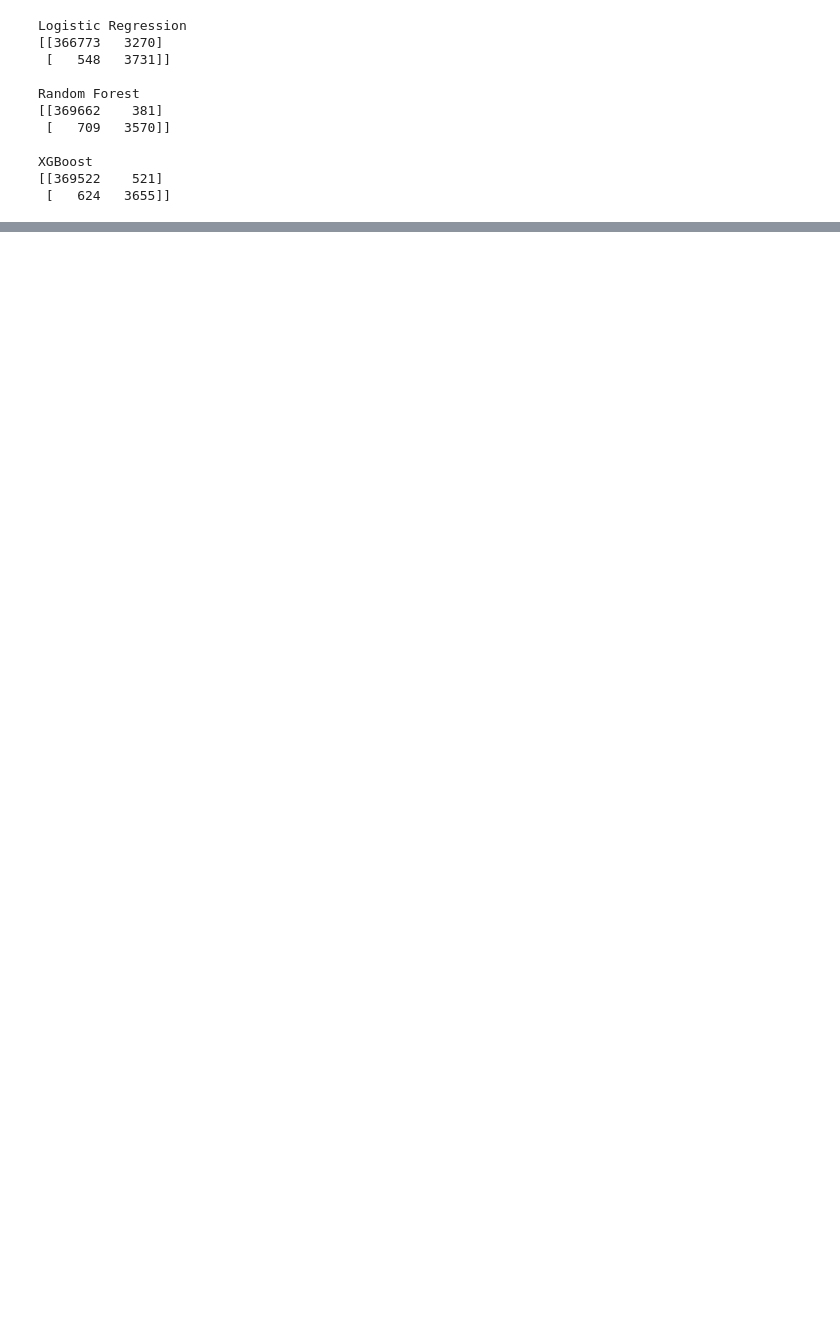
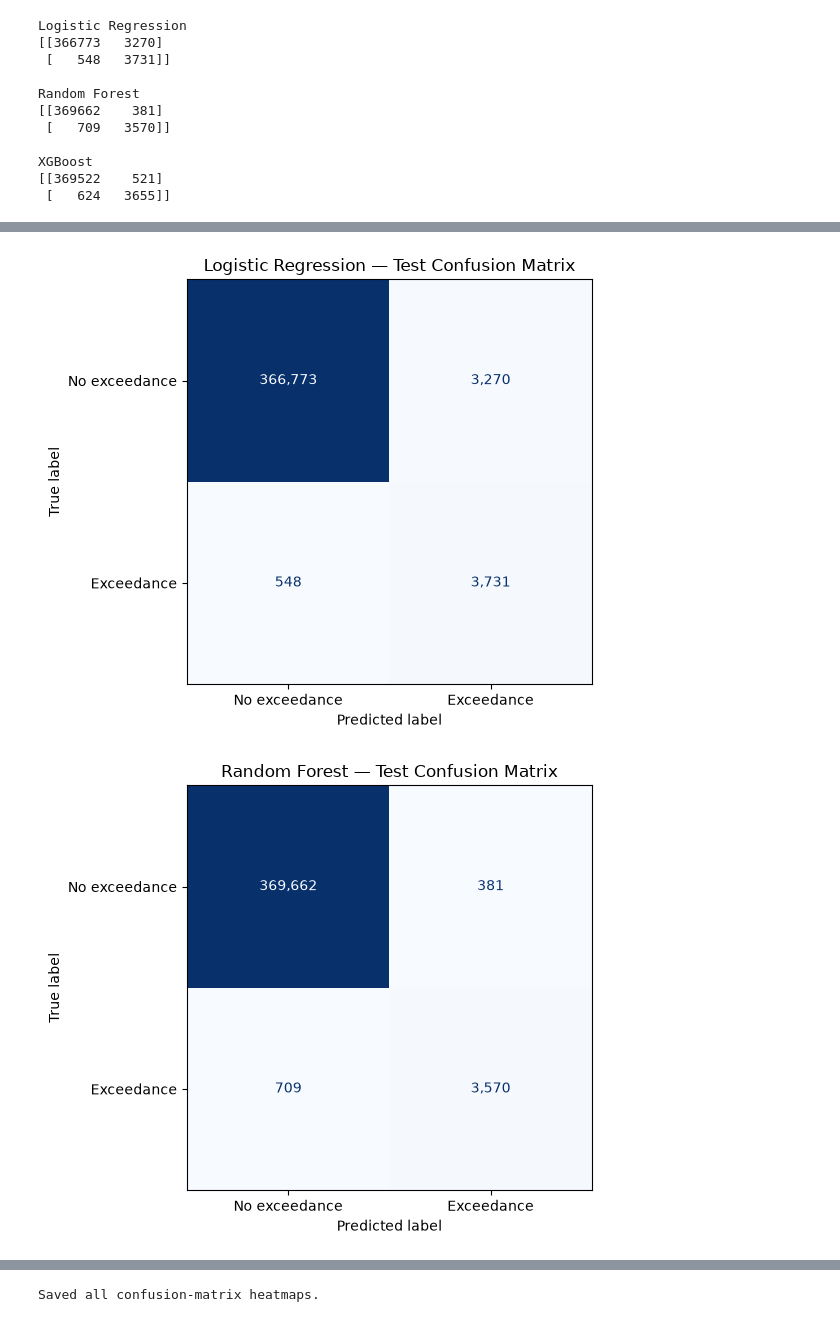
Before and after one commit to Devexhhh/flood-prediction-india, a Jupyter notebook: notebooks/05_model_evaluation.ipynb, the cells around one changed output, grey strips where cells are left out. Cells and saved outputs as stored; diff of their text form; code cells hidden in the pictures; blank space fills up the shorter version.

```diff
--- a/notebooks/05_model_evaluation.ipynb
+++ b/notebooks/05_model_evaluation.ipynb
@@ -367,0 +458,50 @@ XGBoost
+# %%
+
+# ============================================
+# 14. CONFUSION MATRIX HEATMAPS
+# ============================================
+
+import matplotlib.pyplot as plt
+from sklearn.metrics import ConfusionMatrixDisplay
+
+predictions = {
+    "Logistic Regression": logistic_test_pred,
+    "Random Forest": rf_test_pred,
+    "XGBoost": xgb_test_pred,
+}
+
+for name, predictions_for_model in predictions.items():
+    fig, ax = plt.subplots(figsize=(6, 5))
+
+    ConfusionMatrixDisplay.from_predictions(
+        y_test,
+        predictions_for_model,
+        labels=[0, 1],
+        display_labels=["No exceedance", "Exceedance"],
+        cmap="Blues",
+        values_format=",d",
+        ax=ax,
+        colorbar=False
+    )
+
+    ax.set_title(f"{name} — Test Confusion Matrix")
+    fig.tight_layout()
+
+    filename = (
+        name.lower()
+        .replace(" ", "_")
+        .replace("-", "_")
+    )
+    fig.savefig(
+        FIGURES_DIR / f"confusion_matrix_{filename}.png",
+        dpi=300,
+        bbox_inches="tight"
+    )
+
+    plt.show()
+    plt.close(fig)
+
+print("Saved all confusion-matrix heatmaps.")
+# %% [output]
+[figure, added]
+[figure, added]
@@ -367,0 +509 @@ XGBoost
+Saved all confusion-matrix heatmaps.
```
Also changed, not shown: parts of 10 cells of this notebook.
